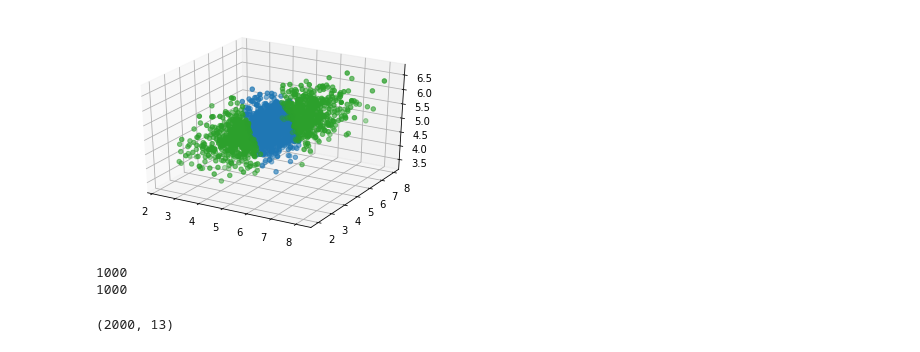
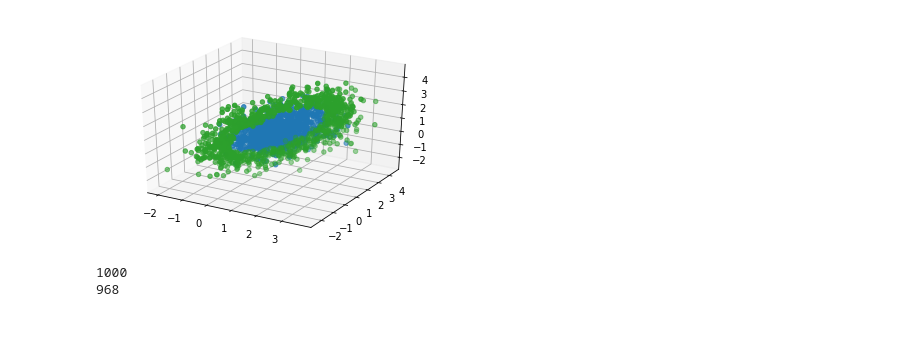
Before and after one commit to RodionBukhanevych11/pattern_recognition, a Jupyter notebook: lab4/test.ipynb, the cells around one changed output. Cells and saved outputs as stored; diff of their text form; code cells hidden in the pictures.

```diff
--- a/lab4/test.ipynb
+++ b/lab4/test.ipynb
@@ -1,19 +1,20 @@
 # %%
 import numpy as np
 import matplotlib.pyplot as plt
+from sklearn.utils import shuffle
 
-cov = np.array([[0.8, 0.6, 0.3],
+cov = np.array([[0.2, 0.6, 0.3],
  [0.6, 0.7,  0.1],
- [0.1, 0.4, 0.2]])
-mean = np.array([5, 5, 5])
-data = np.random.multivariate_normal(mean, cov = cov, size = 3000)
+ [0.3, 0.1, 0.8]])
+mean = np.array([1, 1, 1])
+data = np.random.multivariate_normal(mean, cov = cov, size = 10000)
 
-def split_2_labels(data,cov,mean, d = 1, eps = 0.1):
+def split_2_labels(data,cov,mean, d = 2, eps = 0.2):
     class1 = []
     class2 = []
     for point in data:
         mean_reduce = np.expand_dims(point-mean,axis = 1)
-        temp = (mean_reduce.T @ cov @ mean_reduce).squeeze()
+        temp = (mean_reduce.T @ np.linalg.inv(cov) @ mean_reduce).squeeze()
         if temp<= d**2 - eps**2:
             class1.append(point)
         else:
@@ -23,52 +24,42 @@ def split_2_labels(data,cov,mean, d = 1, eps = 0.1):
 # %%
 def plot_data(data,cov,mean):
 
     data1,data2 = split_2_labels(data,cov,mean)
 
     fig = plt.figure()
 
     ax = fig.add_subplot(111, projection='3d')
     try:
         ax.scatter(data1[:,0], data1[:,1], data1[:,2],c = '#1f77b4')
     except:
         ...
     try:
         ax.scatter(data2[:,0], data2[:,1], data2[:,2],c = '#2ca02c')
     except:
         ...
     plt.show()
 
     return data1[:1000],data2[:1000]
 
 data1,data2 = plot_data(data,cov,mean)
 print(data1.shape[0])
 print(data2.shape[0])
 
-x_train = np.concatenate([data1,-data2])
-x_test = np.concatenate([data1,data2])
+x_train = np.concatenate([data1,data2])
+y_train = np.concatenate([np.zeros(len(data1)),np.ones(len(data2))])
+
+x_train, y_train = shuffle(x_train, y_train, random_state=42)
 # %% [output]
-[figure, old version]
+[figure, new version]
 1000
-1000
+968
 # %%
 def ksi(x):
     out = []
     for i in range(3):
         for j in range(3):
             out.append(x[i]*x[j])
-
     for i in range(3):
         out.append(x[i])
     out.append(1)
     return np.array(out)
-
-def get_ksi_x(x):
-    out = []
-    for i in range(len(x)):
-        out.append(ksi(x[i]))
-    return np.array(out)
-
-ksi_x = get_ksi_x(x_train)
-print(ksi_x.shape)
-# %% [output]
-(2000, 13)
```
Also changed, not shown: parts of 5 cells of this notebook, 2 other files.
